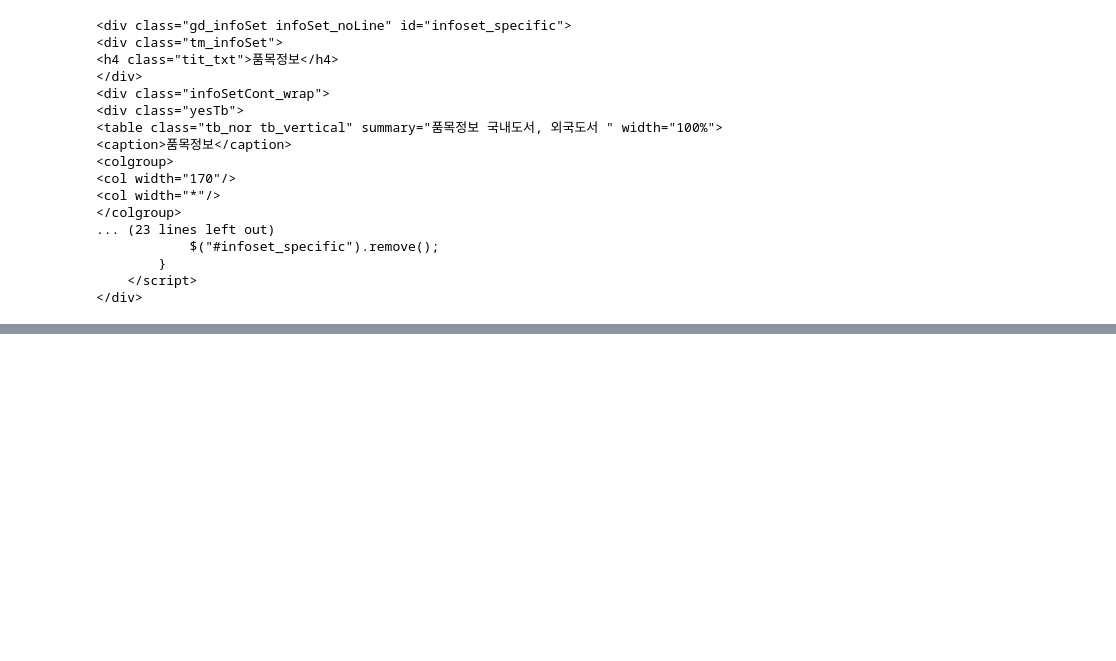
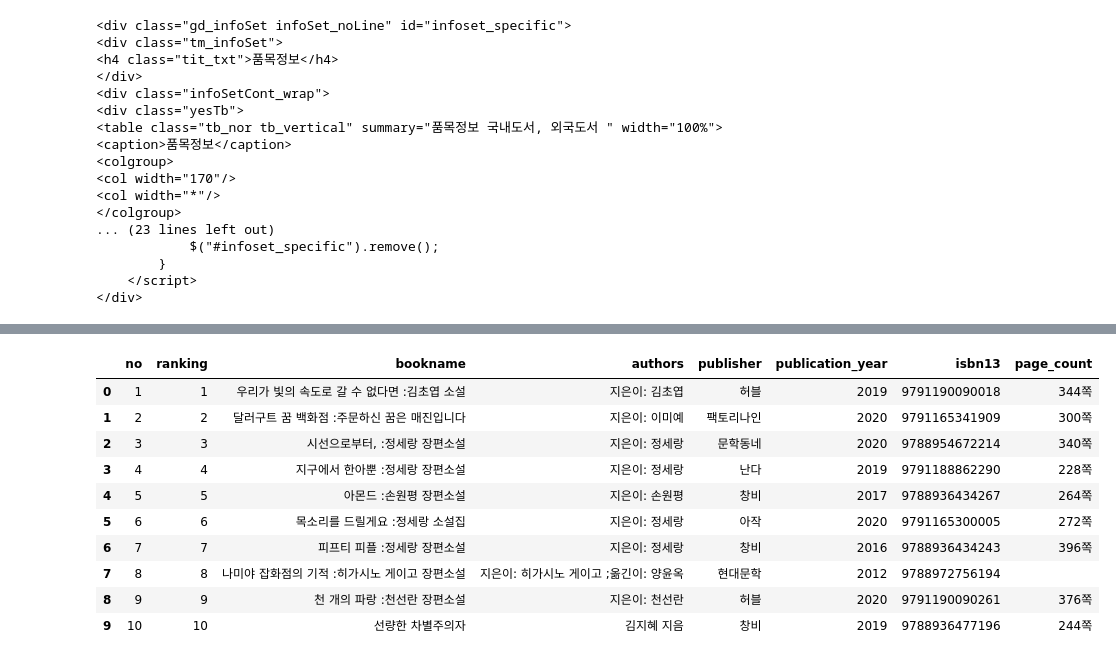
Before and after one commit to Blue320/Self-study, a Jupyter notebook: Data_Analysis/Chap2-2_웹 스크래핑 사용하기.ipynb, the cells around one changed output, grey strips where cells are left out. Drawn from its saved outputs; the diff is of its cells as text; code cells hidden in the pictures; blank space fills up the shorter version.

```diff
--- a/Data_Analysis/Chap2-2_웹 스크래핑 사용하기.ipynb
+++ b/Data_Analysis/Chap2-2_웹 스크래핑 사용하기.ipynb
@@ -159,0 +192,24 @@ print(prd_detail)
+# %%
+def get_page_cnt(isbn):
+    # Yes24 도서 검색 페이지 URL
+    url = 'http://www.yes24.com/Product/Search?domain=BOOK&query={}'
+    # URL에 ISBN을 넣어 HTML을 가져옵니다.
+    r = requests.get(url.format(isbn))
+    soup = BeautifulSoup(r.text, 'html.parser') # HTML 파싱
+    # 검색 결과에서 해당 도서를 선택합니다.
+    prd_info = soup.find('a', attrs={'class':'gd_name'})
+    if prd_info == None:
+        return ''
+    # 도서 상세 페이지를 가져옵니다.
+    url = 'http://www.yes24.com'+prd_info['href']
+    r = requests.get(url)
+    soup = BeautifulSoup(r.text, 'html.parser')
+    # 품목정보 <div>를 선택합니다.
+    prd_detail = soup.find('div', attrs={'id':'infoset_specific'})
+    # 테이블에 있는 <tr> 태그를 가져옵니다.
+    prd_tr_list = prd_detail.find_all('tr')
+    # 쪽수가 들어있는 <tr>을 찾아 <td>에 담긴 값을 반환합니다.
+    for tr in prd_tr_list:
+        if tr.find('th').get_text() == '쪽수, 무게, 크기':
+            return tr.find('td').get_text().split()[0]
+    return ''
@@ -159,0 +222,9 @@ print(prd_detail)
+# %%
+top10_books = books.head(10)
+
+def get_page_cnt2(row):
+    isbn = row['isbn13']
+    return get_page_cnt(isbn)
+
+page_count = top10_books.apply(get_page_cnt2, axis=1)
+print(page_count)
@@ -159,0 +243,4 @@ print(prd_detail)
+# %%
+page_count = top10_books.apply(lambda row: get_page_cnt(row['isbn13']), axis=1)
+
+print(page_count)
@@ -159,0 +261,3 @@ print(prd_detail)
+# %%
+page_count.name = 'page_count'
+print(page_count)
@@ -159,0 +276,15 @@ print(prd_detail)
+# %%
+top10_with_page_count = pd.merge(top10_books, page_count, left_index=True, right_index=True)
+top10_with_page_count
+# %% [output]
+|  | no | ranking | bookname | authors | publisher | publication_year | isbn13 | page_count |
+| 0 | 1 | 1 | 우리가 빛의 속도로 갈 수 없다면 :김초엽 소설 | 지은이: 김초엽 | 허블 | 2019 | 9791190090018 | 344쪽 |
+| 1 | 2 | 2 | 달러구트 꿈 백화점 :주문하신 꿈은 매진입니다 | 지은이: 이미예 | 팩토리나인 | 2020 | 9791165341909 | 300쪽 |
+| 2 | 3 | 3 | 시선으로부터, :정세랑 장편소설 | 지은이: 정세랑 | 문학동네 | 2020 | 9788954672214 | 340쪽 |
+| 3 | 4 | 4 | 지구에서 한아뿐 :정세랑 장편소설 | 지은이: 정세랑 | 난다 | 2019 | 9791188862290 | 228쪽 |
+| 4 | 5 | 5 | 아몬드 :손원평 장편소설 | 지은이: 손원평 | 창비 | 2017 | 9788936434267 | 264쪽 |
+| 5 | 6 | 6 | 목소리를 드릴게요 :정세랑 소설집 | 지은이: 정세랑 | 아작 | 2020 | 9791165300005 | 272쪽 |
+| 6 | 7 | 7 | 피프티 피플 :정세랑 장편소설 | 지은이: 정세랑 | 창비 | 2016 | 9788936434243 | 396쪽 |
+| 7 | 8 | 8 | 나미야 잡화점의 기적 :히가시노 게이고 장편소설 | 지은이: 히가시노 게이고 ;옮긴이: 양윤옥 | 현대문학 | 2012 | 9788972756194 |  |
+| 8 | 9 | 9 | 천 개의 파랑 :천선란 장편소설 | 지은이: 천선란 | 허블 | 2020 | 9791190090261 | 376쪽 |
+| 9 | 10 | 10 | 선량한 차별주의자 | 김지혜 지음 | 창비 | 2019 | 9788936477196 | 244쪽 |
```
Also changed, not shown: parts of 11 cells of this notebook.
